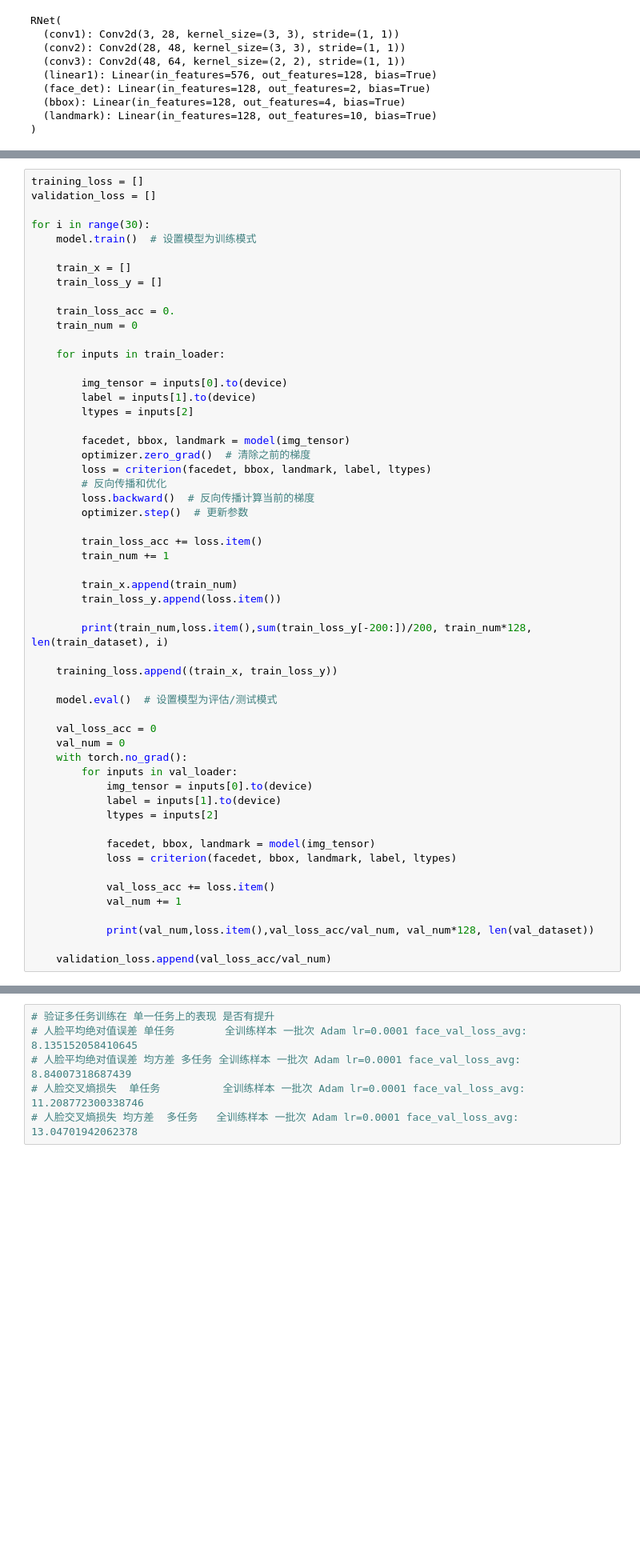
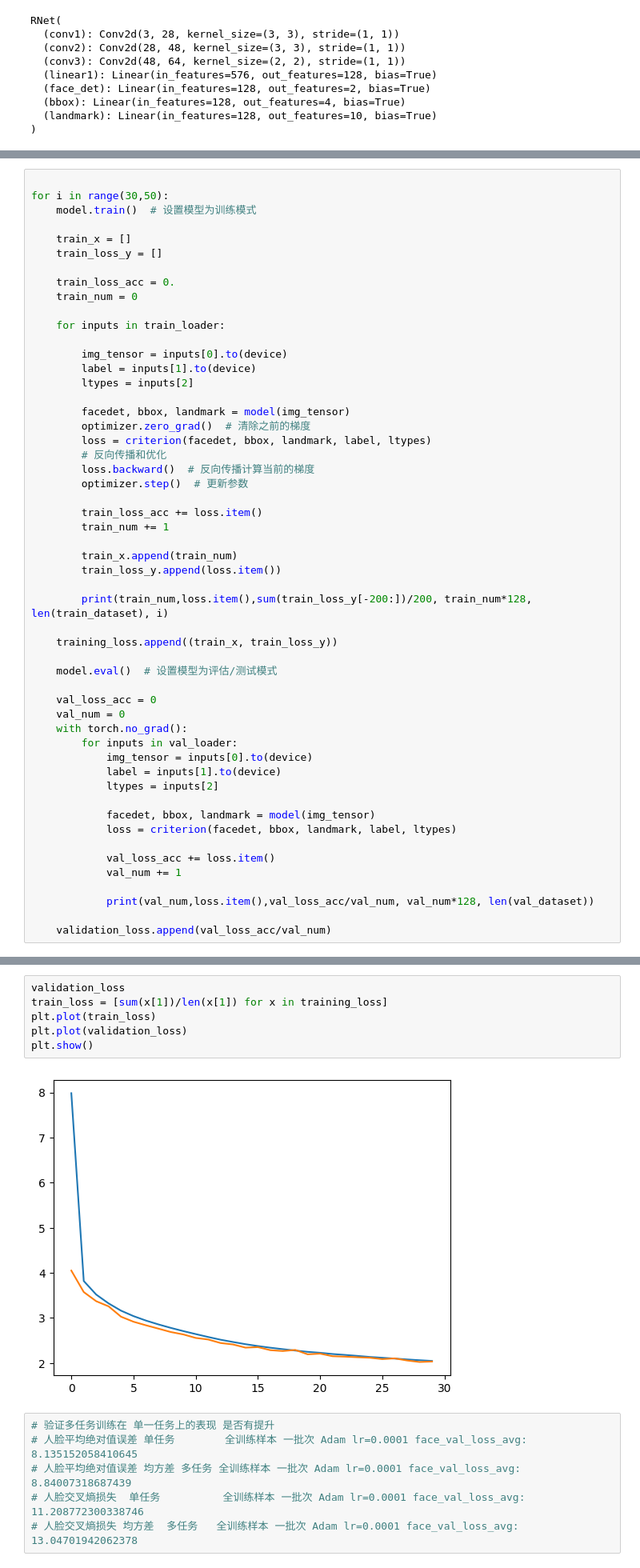
Before and after one commit to ZiJie-Duan/MTCNN_FaceLoc, a Jupyter notebook: src/note_v2.ipynb, the cells around one changed output, grey strips where cells are left out. Shown: that part at 80% size. Saved outputs shown, nothing was run; the diff lists cells and outputs as text; blank space fills up the shorter version.

Commit message:
feat : 30 echo RNet test
30 echo Rnet really stable, try to  training more to try to get overfitting

```diff
--- a/src/note_v2.ipynb
+++ b/src/note_v2.ipynb
@@ -320,8 +304,6 @@ RNet(
 # %%
-training_loss = []
-validation_loss = []
 
-for i in range(30):
+for i in range(30,50):
     model.train()  # 设置模型为训练模式
 
     train_x = []
@@ -404,3 +395,11 @@ validation_loss
+# %%
+validation_loss
+train_loss = [sum(x[1])/len(x[1]) for x in training_loss]
+plt.plot(train_loss)
+plt.plot(validation_loss)
+plt.show()
+# %% [output]
+[figure, added]
 # %%
 # 验证多任务训练在 单一任务上的表现 是否有提升
 # 人脸平均绝对值误差 单任务        全训练样本 一批次 Adam lr=0.0001 face_val_loss_avg: 8.135152058410645
```
Also changed, not shown: parts of 7 cells of this notebook, 3 other files.
